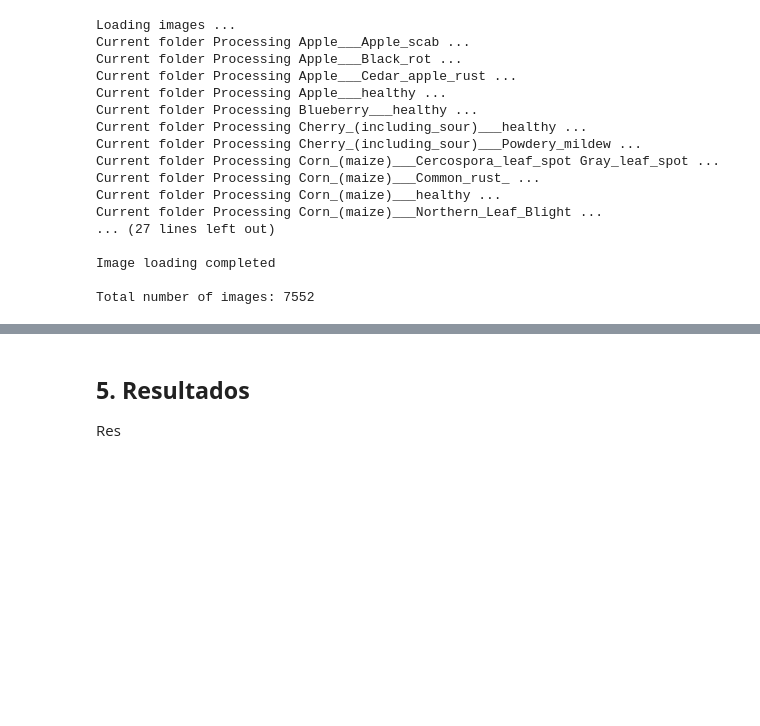
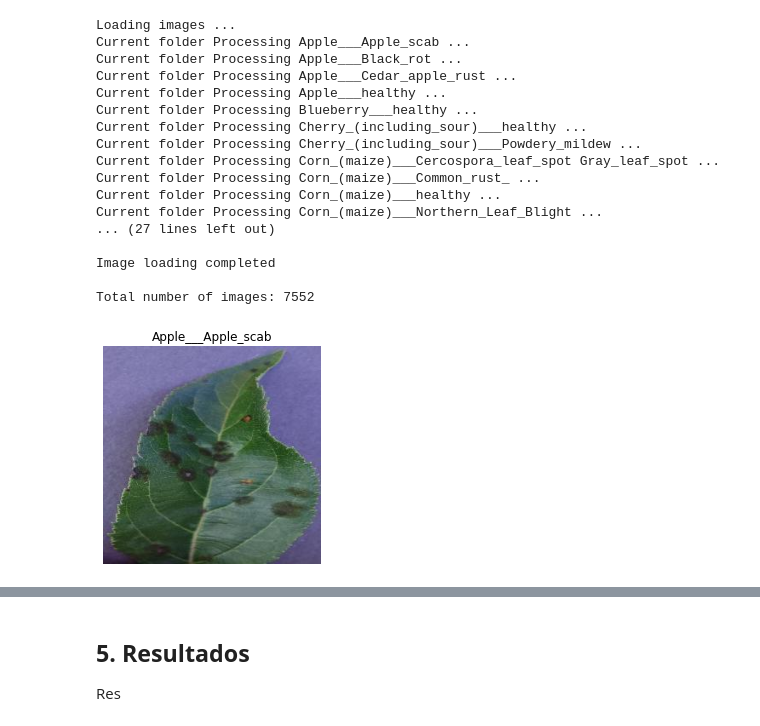
Before and after one commit to VivianGomez/plant_disease_identification, a Jupyter notebook: plant_disease_identification.ipynb, the cells around one changed output, grey strips where cells are left out. Drawn from its saved outputs; the diff is of its cells as text; code cells hidden in the pictures; blank space fills up the shorter version.

```diff
--- a/plant_disease_identification.ipynb
+++ b/plant_disease_identification.ipynb
@@ -202,3 +227,8 @@ Current folder Processing Corn_(maize)___Northern_Leaf_Blight ...
 Image loading completed
 
 Total number of images: 7552
+# %%
+imgConv = np_image_list[1].reshape(256, 256, 3)
+visualize(imgConv, targetColor[1])
+# %% [output]
+[figure, added]
```
Also changed, not shown: parts of 17 cells of this notebook, 1 other file.
